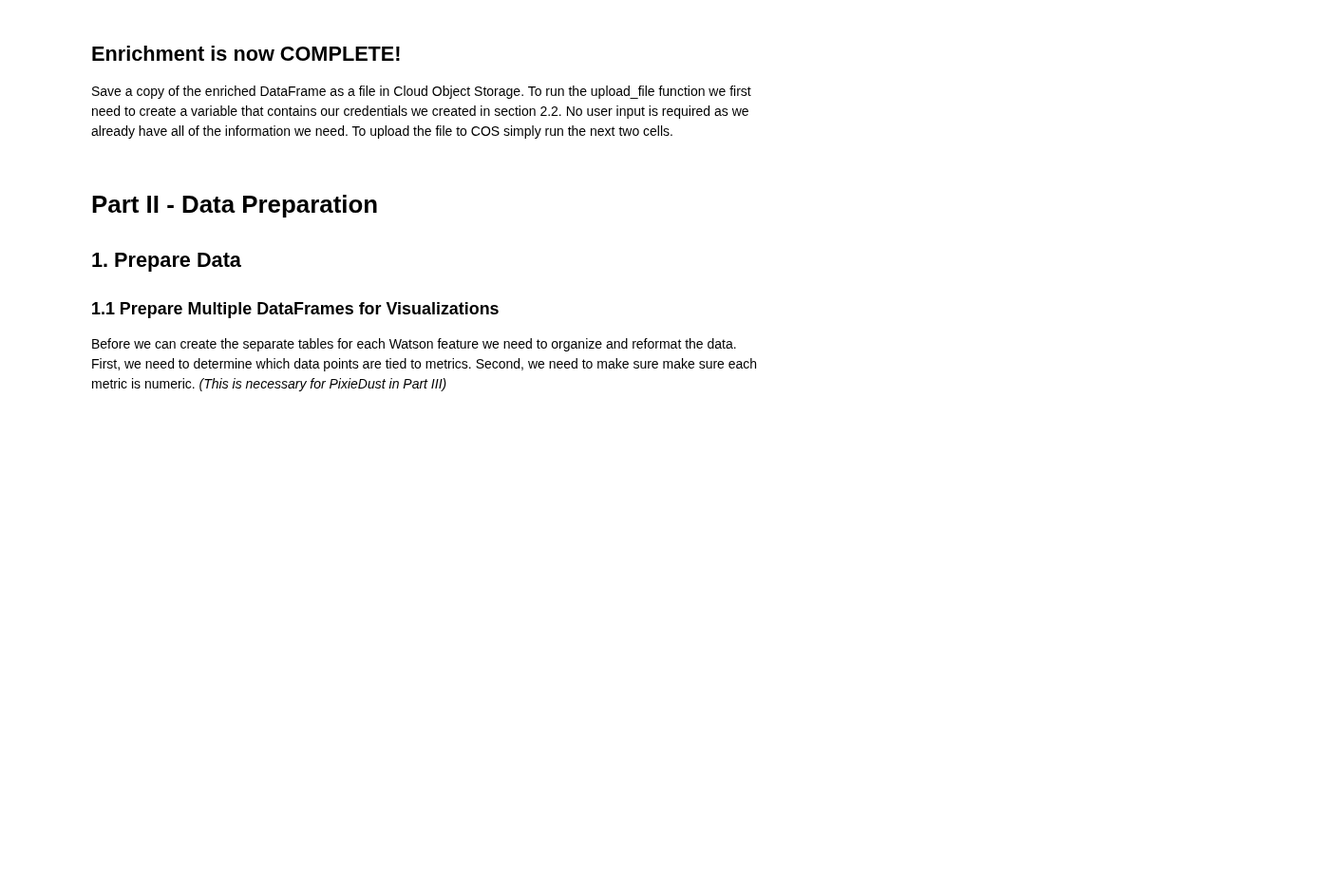
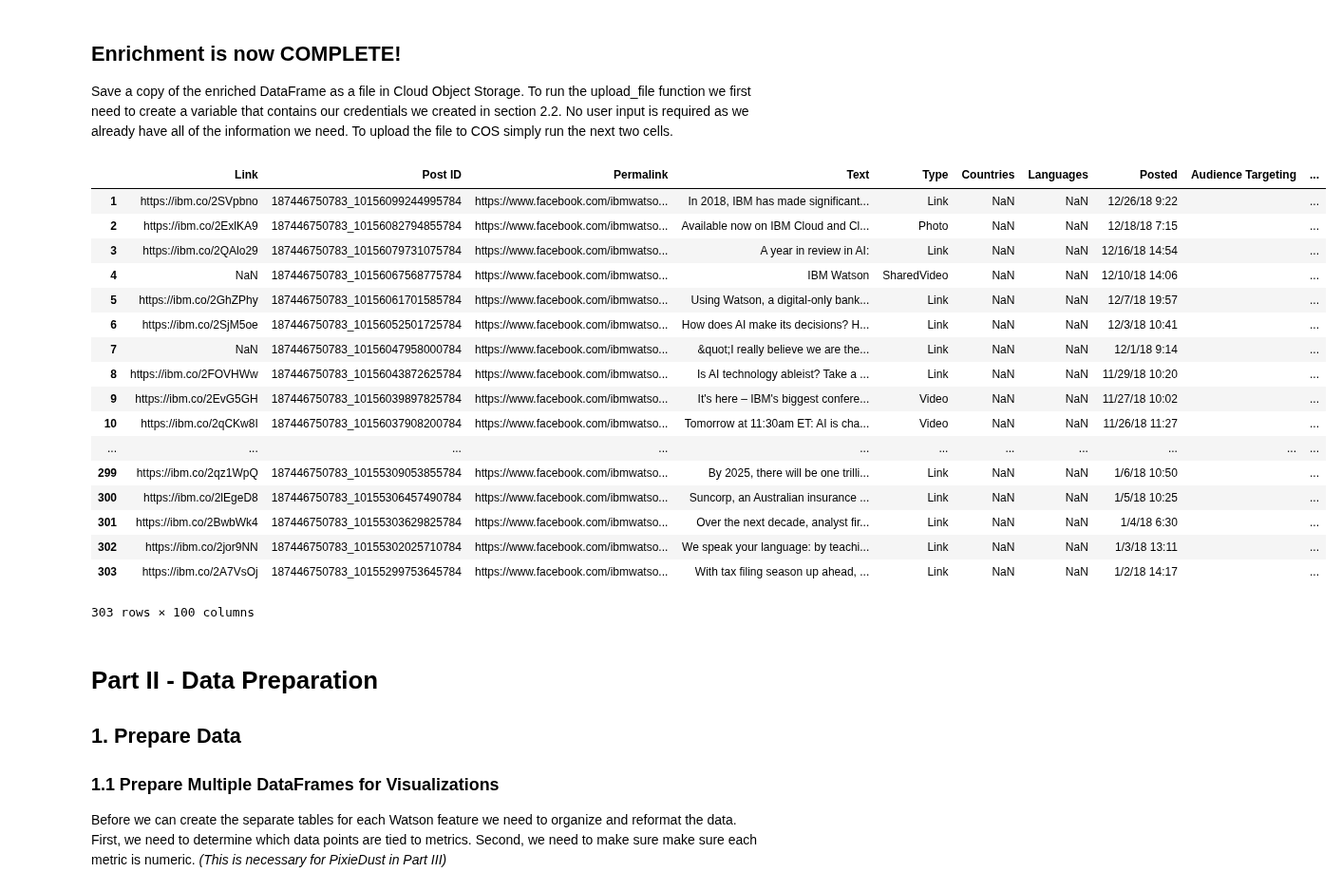
Before and after one commit to IBM/pixiedust-facebook-analysis, a Jupyter notebook: examples/pixiedust_facebook_analysis.ipynb, the cells around one changed output. Shown at 95% size. Cells and saved outputs as stored; diff of their text form; code cells hidden in the pictures; blank space fills up the shorter version.

```diff
--- a/examples/pixiedust_facebook_analysis.ipynb
+++ b/examples/pixiedust_facebook_analysis.ipynb
@@ -204,7 +196,7 @@ Define a variable, `df`, for the DataFrame that you just created. If necessary,
 # %%
 # Make sure this uses the variable above. The number will vary in the inserted code.
 try:
-    df = df_data_1
+    df = df_data_2
 except NameError as e:
     print('Error: Setup is incorrect or incomplete.\n')
     print('Follow the instructions to insert the pandas DataFrame above, and edit to')
@@ -737,22 +773,37 @@ for text in df['Article Text']:
         highestSocialTone.append(' ')
         continue
 
-    enriched_json = tone_analyzer.tone(text, content_type='text/plain', sentences=False).get_result()
+    # print(text)
+    enriched_json = tone_analyzer.tone({'text': text}, content_type='application/json', sentences=False).get_result()
 
-    maxTone = max(enriched_json["document_tone"]["tone_categories"][0]["tones"], key = itemgetter('score'))['tone_name']
-    highestEmotionTone.append(maxTone)
-    maxToneScore = max(enriched_json["document_tone"]["tone_categories"][0]["tones"], key = itemgetter('score'))['score']
-    emotionToneScore.append(maxToneScore)
+    # print(json.dumps(enriched_json, indent=4))
 
-    maxLanguageTone = max(enriched_json["document_tone"]["tone_categories"][1]["tones"], key = itemgetter('score'))['tone_name']
-    highestLanguageTone.append(maxLanguageTone)
-    maxLanguageScore = max(enriched_json["document_tone"]["tone_categories"][1]["tones"], key = itemgetter('score'))['score']
-    languageToneScore.append(maxLanguageScore)
+    emotion_score = 0
+    emotion_tone = ' '
+    lang_score = 0
+    lang_tone = ' '
+    other_score = 0
+    other_tone = ' '
+    for tone in enriched_json["document_tone"]["tones"]:
+        if tone['tone_id'] in ('anger', 'fear', 'joy', 'sadness'):
+            if tone['score'] > emotion_score:
+                emotion_score = tone['score']
+                emotion_tone = tone['tone_name']
+        elif tone['tone_id'] in ('analytical', 'confident', 'tentative'):
+            if tone['score'] > lang_score:
+                lang_score = tone['score']
+                lang_tone = tone['tone_name']
+        elif tone['score'] > social_score:
+            # TODO: using "social" to catch anything not in hard-coded lists above
+            social_score = tone['score']
+            social_tone = tone['tone_name']
 
-    maxSocial = max(enriched_json["document_tone"]["tone_categories"][2]["tones"], key = itemgetter('score'))['tone_name']
-    highestSocialTone.append(maxSocial)
-    maxSocialScore = max(enriched_json["document_tone"]["tone_categories"][2]["tones"], key = itemgetter('score'))['score']
-    socialToneScore.append(maxSocialScore)
+    highestEmotionTone.append(emotion_tone)
+    emotionToneScore.append(emotion_score)
+    highestLanguageTone.append(lang_tone)
+    languageToneScore.append(lang_score)
+    highestSocialTone.append(other_tone)
+    socialToneScore.append(other_score)
 
 df['articlehighestEmotionTone'] = highestEmotionTone
 df['articleEmotionToneScore'] = emotionToneScore
@@ -849,6 +911,27 @@ df.to_csv(localfilename, index=False)
 
 # Use the above put_file method with credentials to put the file in Object Storage.
 cos.upload_file(localfilename, Bucket=credentials['BUCKET'],Key=localfilename)
+# %%
+df
+# %% [output]
+|  | Link | Post ID | Permalink | Text | Type | Countries | Languages | Posted | Audience Targeting | ... |
+| 1 | https://ibm.co/2SVpbno | 187446750783_10156099244995784 | https://www.facebook.com/ibmwatso... | In 2018, IBM has made significant... | Link | NaN | NaN | 12/26/18 9:22 |  | ... |
+| 2 | https://ibm.co/2ExlKA9 | 187446750783_10156082794855784 | https://www.facebook.com/ibmwatso... | Available now on IBM Cloud and Cl... | Photo | NaN | NaN | 12/18/18 7:15 |  | ... |
+| 3 | https://ibm.co/2QAlo29 | 187446750783_10156079731075784 | https://www.facebook.com/ibmwatso... | A year in review in AI: | Link | NaN | NaN | 12/16/18 14:54 |  | ... |
+| 4 | NaN | 187446750783_10156067568775784 | https://www.facebook.com/ibmwatso... | IBM Watson | SharedVideo | NaN | NaN | 12/10/18 14:06 |  | ... |
+| 5 | https://ibm.co/2GhZPhy | 187446750783_10156061701585784 | https://www.facebook.com/ibmwatso... | Using Watson, a digital-only bank... | Link | NaN | NaN | 12/7/18 19:57 |  | ... |
+| 6 | https://ibm.co/2SjM5oe | 187446750783_10156052501725784 | https://www.facebook.com/ibmwatso... | How does AI make its decisions? H... | Link | NaN | NaN | 12/3/18 10:41 |  | ... |
+| 7 | NaN | 187446750783_10156047958000784 | https://www.facebook.com/ibmwatso... | &quot;I really believe we are the... | Link | NaN | NaN | 12/1/18 9:14 |  | ... |
+| 8 | https://ibm.co/2FOVHWw | 187446750783_10156043872625784 | https://www.facebook.com/ibmwatso... | Is AI technology ableist? Take a ... | Link | NaN | NaN | 11/29/18 10:20 |  | ... |
+| 9 | https://ibm.co/2EvG5GH | 187446750783_10156039897825784 | https://www.facebook.com/ibmwatso... | It's here – IBM's biggest confere... | Video | NaN | NaN | 11/27/18 10:02 |  | ... |
+| 10 | https://ibm.co/2qCKw8I | 187446750783_10156037908200784 | https://www.facebook.com/ibmwatso... | Tomorrow at 11:30am ET: AI is cha... | Video | NaN | NaN | 11/26/18 11:27 |  | ... |
+| ... | ... | ... | ... | ... | ... | ... | ... | ... | ... | ... |
+| 299 | https://ibm.co/2qz1WpQ | 187446750783_10155309053855784 | https://www.facebook.com/ibmwatso... | By 2025, there will be one trilli... | Link | NaN | NaN | 1/6/18 10:50 |  | ... |
+| 300 | https://ibm.co/2lEgeD8 | 187446750783_10155306457490784 | https://www.facebook.com/ibmwatso... | Suncorp, an Australian insurance ... | Link | NaN | NaN | 1/5/18 10:25 |  | ... |
+| 301 | https://ibm.co/2BwbWk4 | 187446750783_10155303629825784 | https://www.facebook.com/ibmwatso... | Over the next decade, analyst fir... | Link | NaN | NaN | 1/4/18 6:30 |  | ... |
+| 302 | https://ibm.co/2jor9NN | 187446750783_10155302025710784 | https://www.facebook.com/ibmwatso... | We speak your language: by teachi... | Link | NaN | NaN | 1/3/18 13:11 |  | ... |
+| 303 | https://ibm.co/2A7VsOj | 187446750783_10155299753645784 | https://www.facebook.com/ibmwatso... | With tax filing season up ahead, ... | Link | NaN | NaN | 1/2/18 14:17 |  | ... |
+303 rows × 100 columns
 # %% [markdown]
 <a id="part2"></a>
 # Part II - Data Preparation
```
Also changed, not shown: parts of 30 cells of this notebook, 3 other files.
